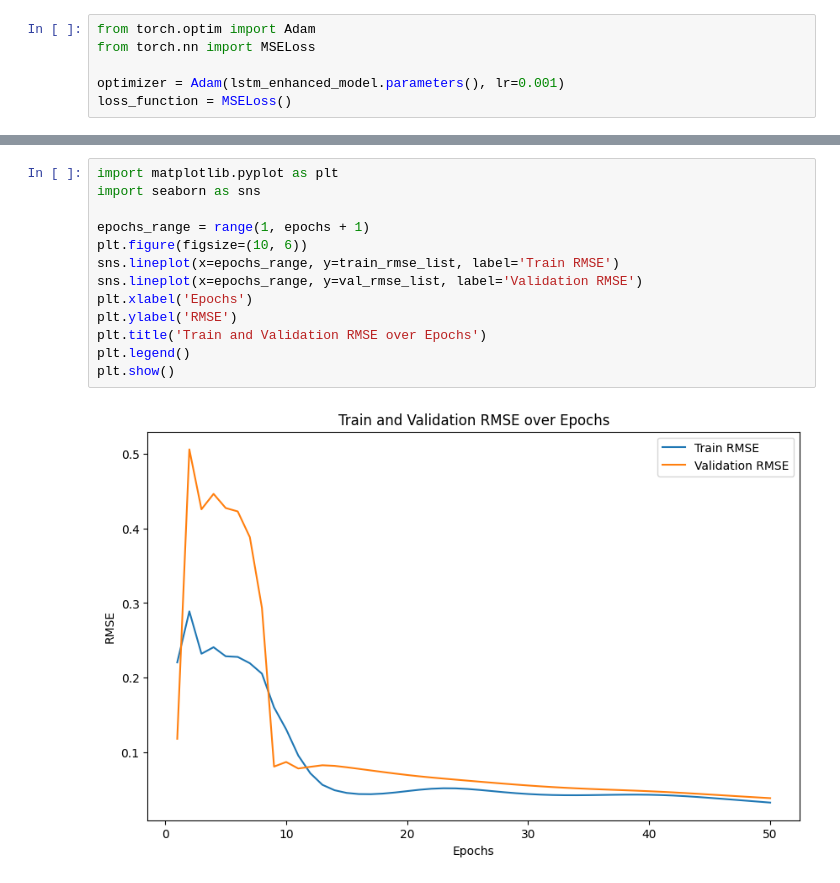
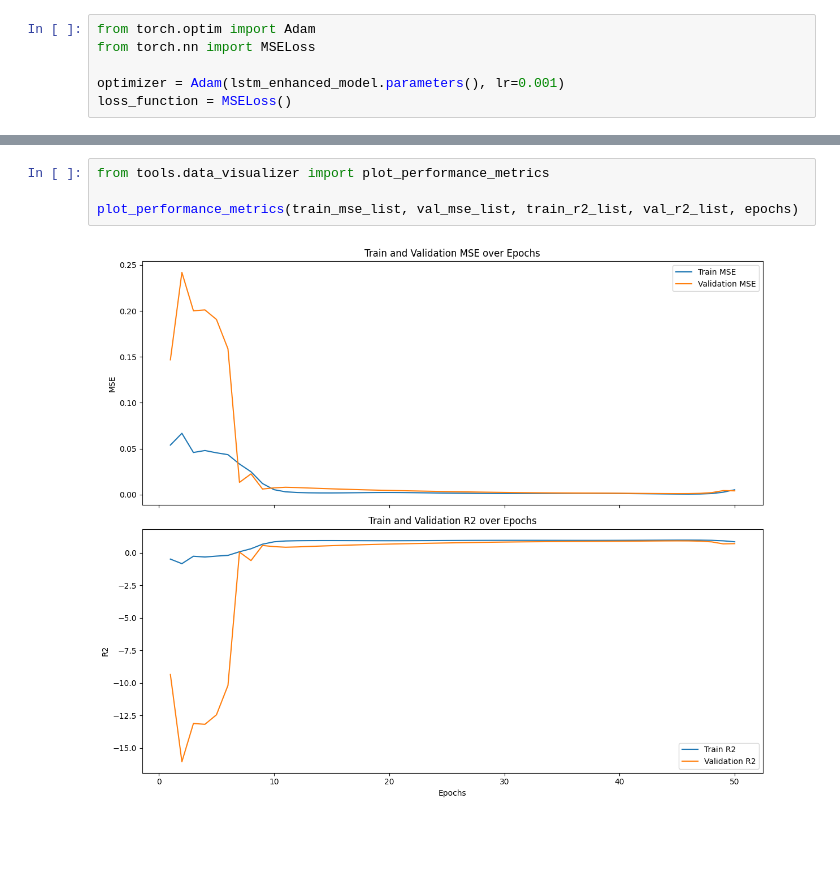
Before and after one commit to EmD4blju/kalman_stock_prediction, a Jupyter notebook: src/app/enhanced_model.ipynb, the cells around one changed output, grey strips where cells are left out. Saved outputs shown, nothing was run; the diff lists cells and outputs as text; blank space fills up the shorter version.

```diff
--- a/src/app/enhanced_model.ipynb
+++ b/src/app/enhanced_model.ipynb
@@ -294,16 +198,7 @@ Validation RMSE: 0.0382
 # %%
-import matplotlib.pyplot as plt
-import seaborn as sns
+from tools.data_visualizer import plot_performance_metrics
 
-epochs_range = range(1, epochs + 1)
-plt.figure(figsize=(10, 6))
-sns.lineplot(x=epochs_range, y=train_rmse_list, label='Train RMSE')
-sns.lineplot(x=epochs_range, y=val_rmse_list, label='Validation RMSE')
-plt.xlabel('Epochs')
-plt.ylabel('RMSE')
-plt.title('Train and Validation RMSE over Epochs')
-plt.legend()
-plt.show()
+plot_performance_metrics(train_mse_list, val_mse_list, train_r2_list, val_r2_list, epochs)
 # %% [output]
-[figure, old version]
+[figure, new version]
 # %%
```
Also changed, not shown: parts of 12 cells of this notebook, 4 other files.
